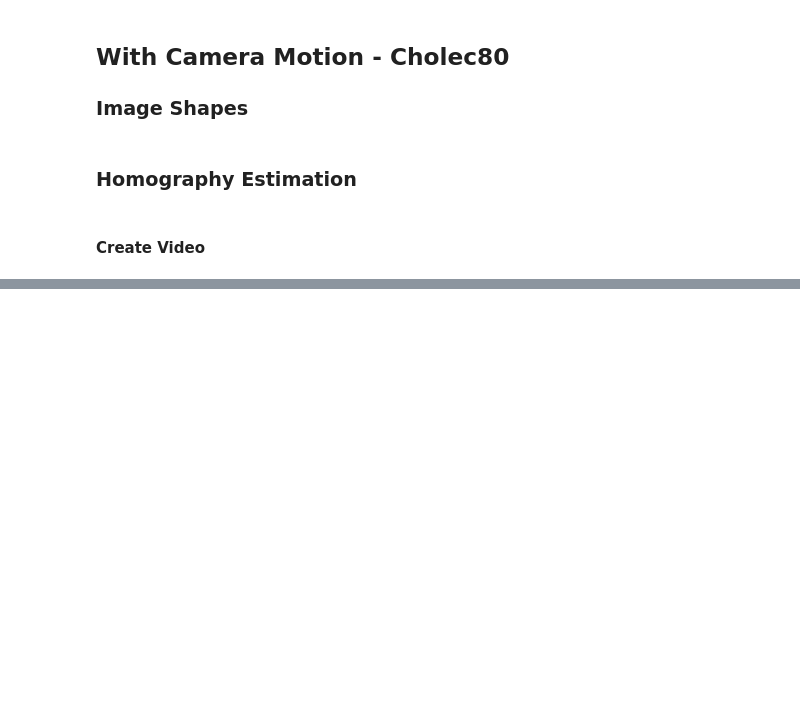
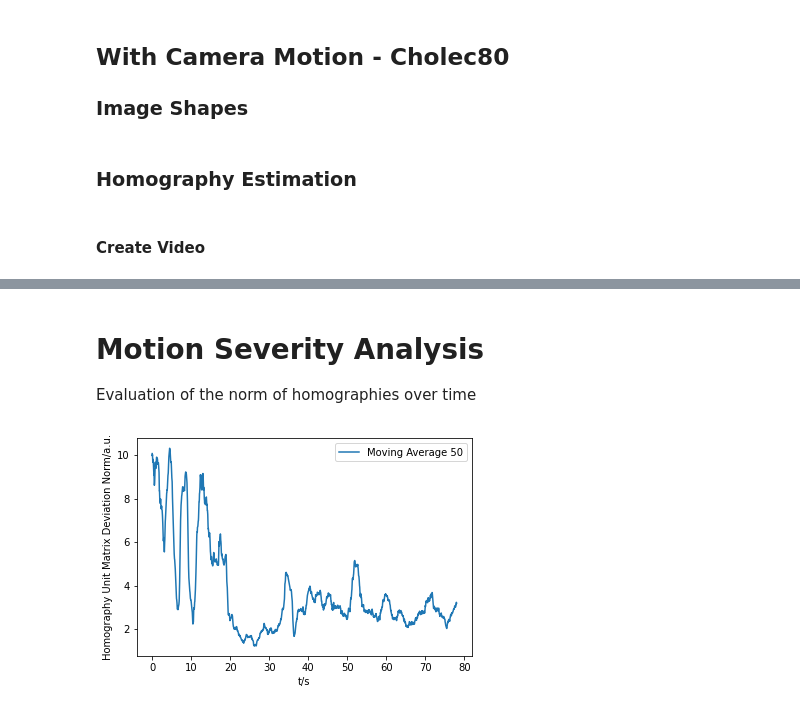
Before and after one commit to RViMLab/MICCAI2023-Camera-Motion-Prediction, a Jupyter notebook: eval_homography_regression.ipynb, the cells around one changed output, grey strips where cells are left out. Drawn from its saved outputs; the diff is of its cells as text; code cells hidden in the pictures; blank space fills up the shorter version.

```diff
--- a/eval_homography_regression.ipynb
+++ b/eval_homography_regression.ipynb
@@ -179,0 +231,25 @@ Generate masks of reflections by thresholding images
+# %% [markdown]
+# Motion Severity Analysis
+Evaluation of the norm of homographies over time
+# %%
+feature_df = pd.read_pickle('cholec80_img_seq_features.pkl')
+
+fps = 25
+
+N = 50
+t = feature_df['t']/fps
+H = feature_df['H']
+
+# compute severity of motion
+dH_norm = H.apply(lambda x: np.linalg.norm(x - np.eye(3)))
+
+# compute moving average
+ma_dH_norm = np.convolve(dH_norm, np.ones(N)/N, mode='valid')
+
+plt.plot(t[:ma_dH_norm.shape[0]], ma_dH_norm, label='Moving Average {}'.format(N))
+plt.xlabel('t/s')
+plt.ylabel('Homography Unit Matrix Deviation Norm/a.u.')
+plt.legend()
+plt.show()
+# %% [output]
+[figure, added]
```
Also changed, not shown: parts of 7 cells of this notebook.
